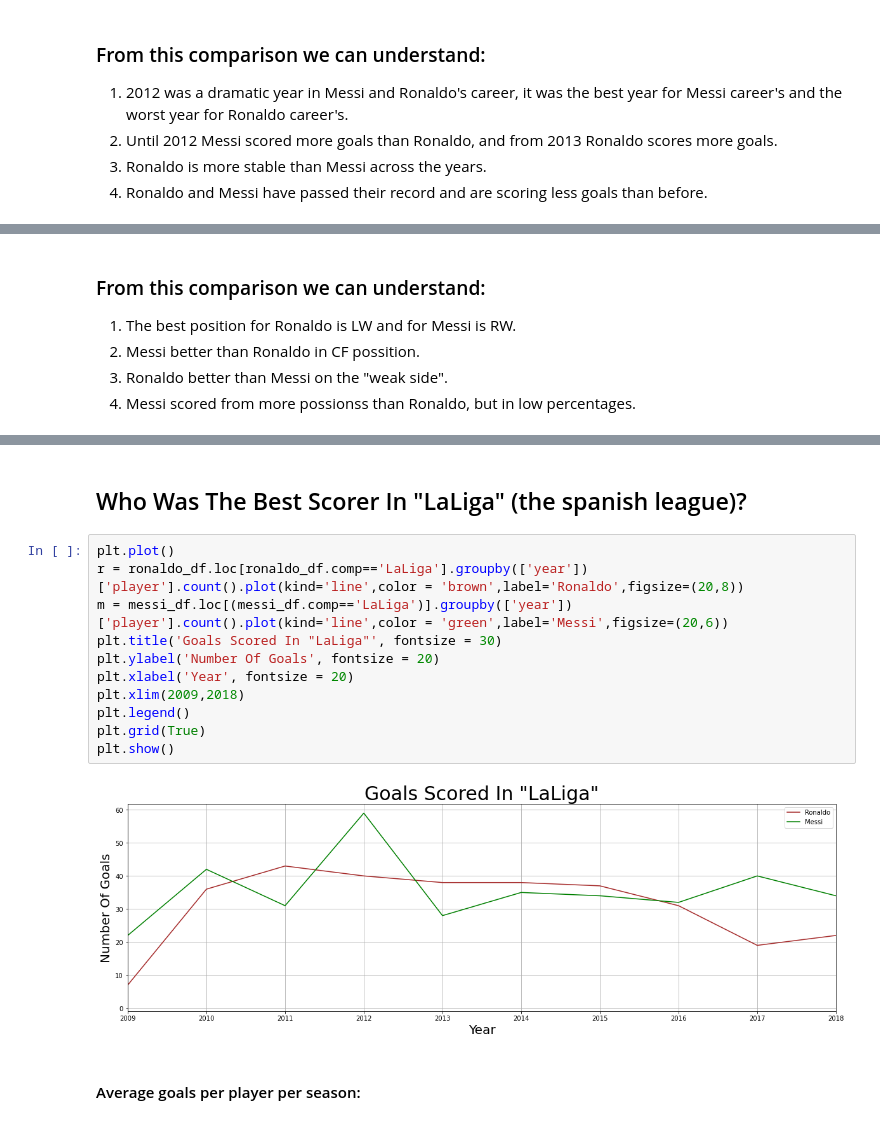
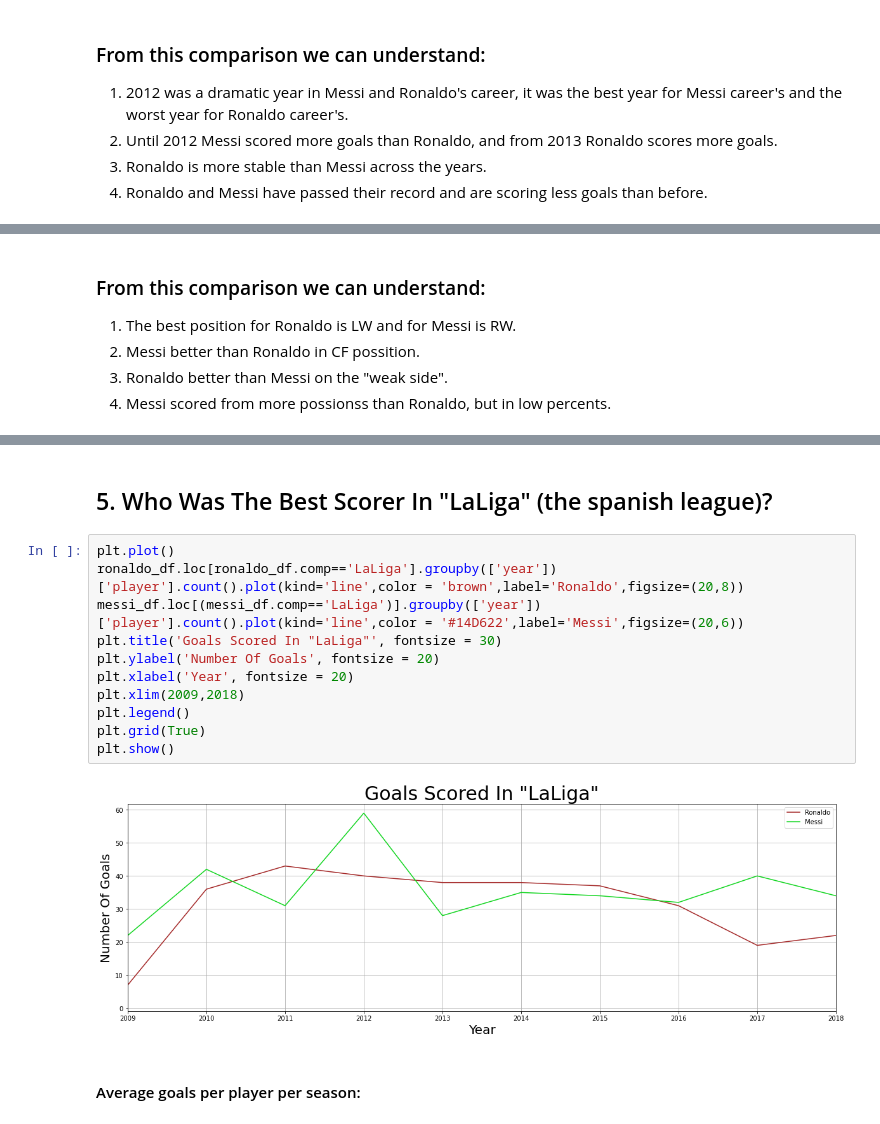
Before and after one commit to verticale3185/FINEL-PROJECT, a Jupyter notebook: final project master.ipynb, the cells around one changed output, grey strips where cells are left out. Saved outputs shown, nothing was run; the diff lists cells and outputs as text.

```diff
--- a/final project master.ipynb
+++ b/final project master.ipynb
@@ -138,24 +195,24 @@ plt.show()
 1. The best position for Ronaldo is LW and for Messi is RW.
 2. Messi better than Ronaldo in CF possition.
 3. Ronaldo better than Messi on the "weak side".
-4. Messi scored from more possionss than Ronaldo, but in low percentages.
+4. Messi scored from more possionss than Ronaldo, but in low percents.
 # %% [markdown]
 <img src=https://i.insider.com/60801d9644f4540019207e58 width="700">
 # %% [markdown]
-## Who Was The Best Scorer In "LaLiga" (the spanish league)?
+## 5. Who Was The Best Scorer In "LaLiga" (the spanish league)?
 # %%
 plt.plot()
-r = ronaldo_df.loc[ronaldo_df.comp=='LaLiga'].groupby(['year'])['player'].count().plot(kind='line',color = 'brown',label='Ronaldo',figsize=(20,8))
-m = messi_df.loc[(messi_df.comp=='LaLiga')].groupby(['year'])['player'].count().plot(kind='line',color = 'green',label='Messi',figsize=(20,6))
+ronaldo_df.loc[ronaldo_df.comp=='LaLiga'].groupby(['year'])['player'].count().plot(kind='line',color = 'brown',label='Ronaldo',figsize=(20,8))
+messi_df.loc[(messi_df.comp=='LaLiga')].groupby(['year'])['player'].count().plot(kind='line',color = '#14D622',label='Messi',figsize=(20,6))
 plt.title('Goals Scored In "LaLiga"', fontsize = 30)
 plt.ylabel('Number Of Goals', fontsize = 20)
 plt.xlabel('Year', fontsize = 20)
 plt.xlim(2009,2018)
 plt.legend()
 plt.grid(True)
 plt.show()
 # %% [output]
-[figure, old version]
+[figure, new version]
 # %% [markdown]
 #### Average goals per player per season:
 # %%
```
Also changed, not shown: parts of 30 cells of this notebook.
